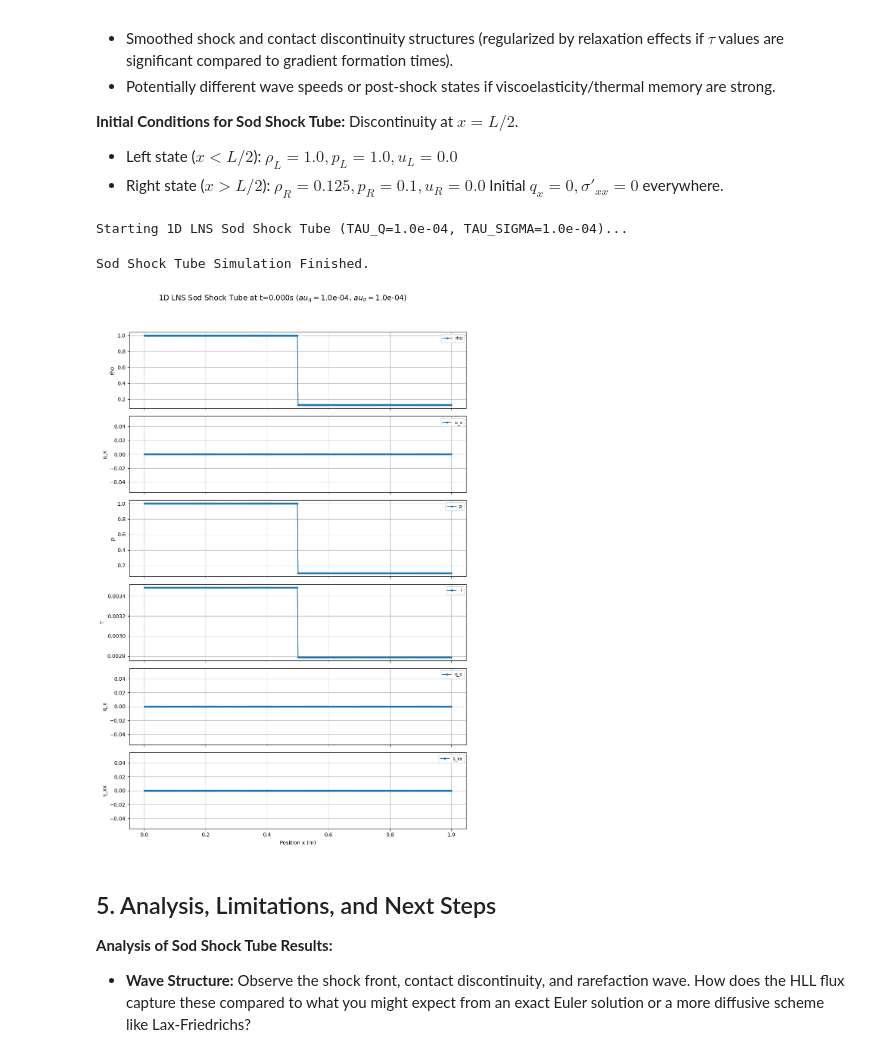
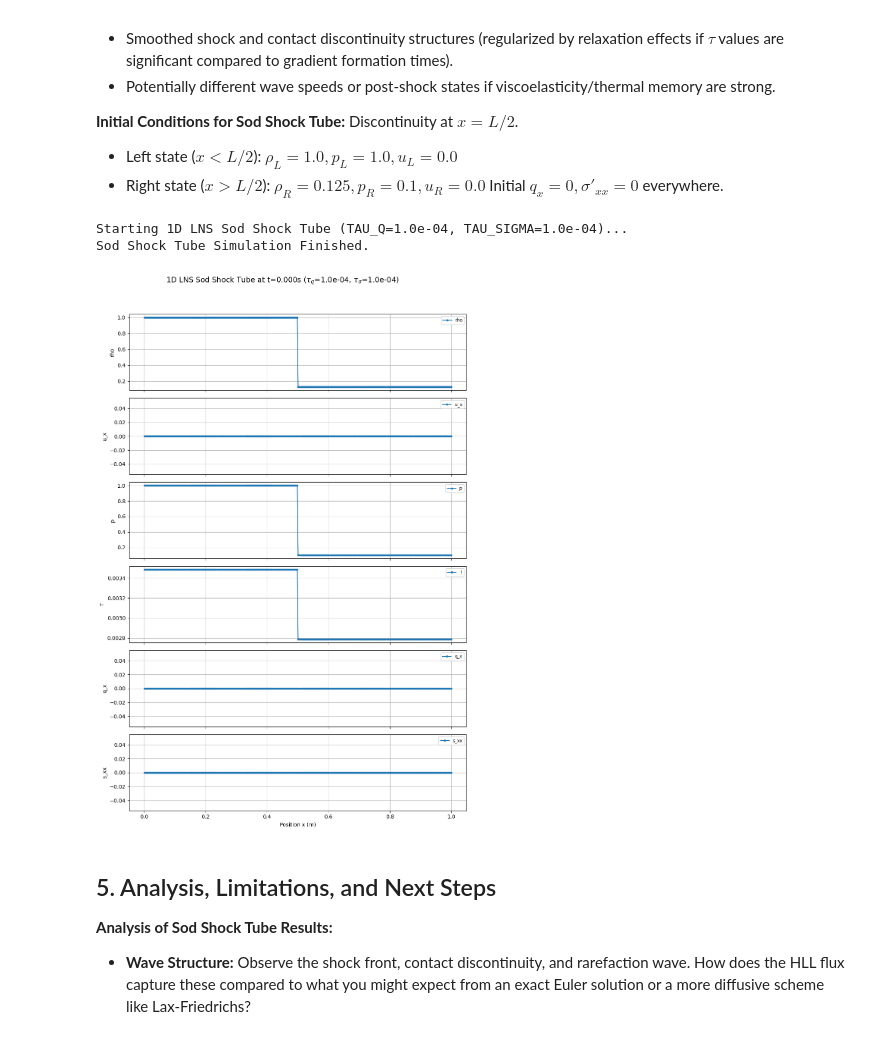
Before and after one commit to TUstudents/Local-Navier-Stokes, a Jupyter notebook: 01_LNS/01_LNS_Solver_1D_EnhancedPhysics.ipynb, the cells around one changed output. Drawn from its saved outputs; the diff is of its cells as text; code cells hidden in the pictures.

```diff
--- a/01_LNS/01_LNS_Solver_1D_EnhancedPhysics.ipynb
+++ b/01_LNS/01_LNS_Solver_1D_EnhancedPhysics.ipynb
@@ -389,36 +389,36 @@ def plot_1D_LNS_sod_results(x_coords, time_points, Q_history, vars_to_plot=['rho
         P_vals = Q_to_P_1D_enh(Q_snap[i,:])
         P_snap_rho[i] = P_vals[0]
         P_snap_ux[i]  = P_vals[1]
         P_snap_p[i]   = P_vals[2]
         P_snap_T[i]   = P_vals[3]
 
     data_map = {'rho': P_snap_rho, 'u_x': P_snap_ux, 'p': P_snap_p, 'T': P_snap_T,
                 'q_x': Q_snap_qx, 's_xx': Q_snap_sxx}
 
     num_vars_plot = len(vars_to_plot)
     fig, axes = plt.subplots(num_vars_plot, 1, figsize=(10, 2.5 * num_vars_plot), sharex=True, squeeze=False)
 
     for i_var, var_name in enumerate(vars_to_plot):
         axes[i_var, 0].plot(x_coords, data_map[var_name], 'o-', markersize=3, label=var_name)
         axes[i_var, 0].set_ylabel(var_name)
         axes[i_var, 0].legend(fontsize='small', loc='best')
         axes[i_var, 0].grid(True)
 
     axes[-1, 0].set_xlabel('Position x (m)')
-    fig.suptitle(f'1D LNS Sod Shock Tube at t={time_points[snapshot_time_idx]:.3f}s ($\tau_q=${TAU_Q:.1e}, $\tau_\sigma=${TAU_SIGMA:.1e})', fontsize=14)
+    fig.suptitle(rf'1D LNS Sod Shock Tube at t={time_points[snapshot_time_idx]:.3f}s ($\tau_q$={TAU_Q:.1e}, $\tau_\sigma$={TAU_SIGMA:.1e})', fontsize=14)
     fig.tight_layout(rect=[0, 0, 1, 0.95])
     plt.show()
 
 if Q_hist_s:
     plot_1D_LNS_sod_results(x_s, t_hist_s, Q_hist_s, snapshot_time_idx=-1) # Plot final time
     # You can also plot intermediate times by changing snapshot_time_idx
     # For example, plot_1D_LNS_sod_results(x_s, t_hist_s, Q_hist_s, snapshot_time_idx=len(t_hist_s)//2)
 else:
     print("Sod shock tube simulation history is empty, skipping plot.")
 # %% [output]
 Starting 1D LNS Sod Shock Tube (TAU_Q=1.0e-04, TAU_SIGMA=1.0e-04)...
+Sod Shock Tube Simulation Finished.
-Sod Shock Tube Simulation Finished.
-[figure, old version]
+[figure, new version]
 # %% [markdown]
 ## 5. Analysis, Limitations, and Next Steps
 
```
Also changed, not shown: 6 other files.
